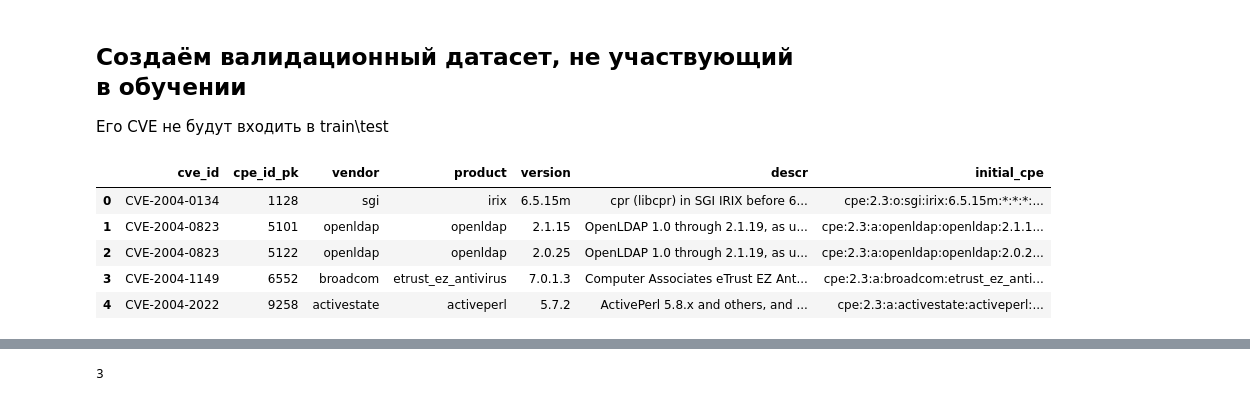
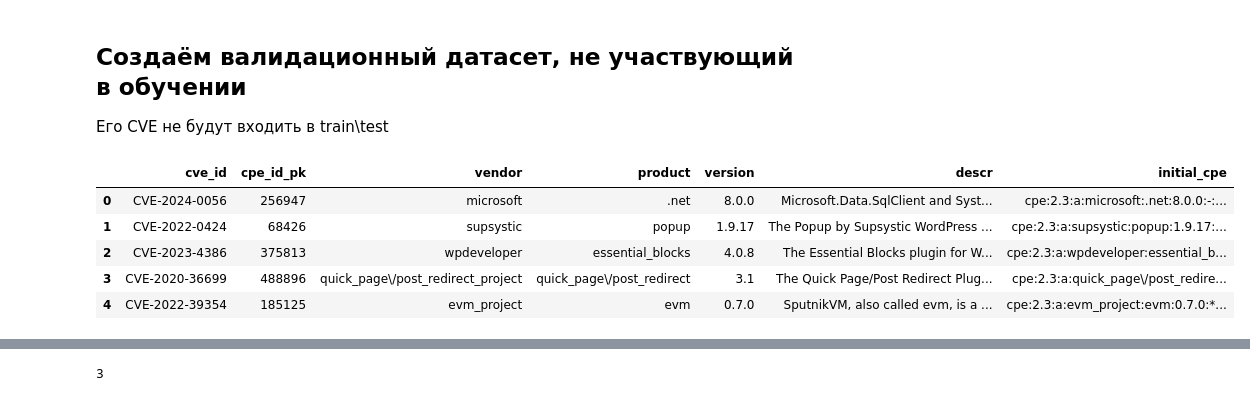
Before and after one commit to levshun/vulns_scanner, a Jupyter notebook: mikhail_code/notebooks/eda_versions.ipynb, the cells around one changed output, grey strips where cells are left out. Cells and saved outputs as stored; diff of their text form; code cells hidden in the pictures.

```diff
--- a/mikhail_code/notebooks/eda_versions.ipynb
+++ b/mikhail_code/notebooks/eda_versions.ipynb
@@ -1143,28 +1187,29 @@ from collections import Counter
 # %%
 dbname = "vulns_scanner"
 user = 'postgres'
 password = 'postgres'
 host = 'localhost'
 port = '5432'
 
 conn = p2.connect(dbname=dbname, user=user, password=password, host=host, port=port)
 cur = conn.cursor()
 cur.execute('''
 select cve_id, cpe_id_pk, vendor, product, version, descr, initial_cpe
 from cves c inner join descriptions d on c.cve_id_pk=d.cve_id_fk
 inner join cve_cpe_config ccc on c.cve_id_pk=ccc.cve_id_fk inner join cpes cp on ccc.cpe_id_fk=cp.cpe_id_pk
-where descr like '%_._%'
+--where descr like '%_._%'
+order by random()
 limit 100000
 ''')
 colnames = [desc[0] for desc in cur.description]
 tuples = cur.fetchall()
 cur.close()
 df = pd.DataFrame(tuples, columns=colnames)
 df.head()
 # %% [output]
 |  | cve_id | cpe_id_pk | vendor | product | version | descr | initial_cpe |
-| 0 | CVE-2004-0134 | 1128 | sgi | irix | 6.5.15m | cpr (libcpr) in SGI IRIX before 6... | cpe:2.3:o:sgi:irix:6.5.15m:*:*:*:... |
-| 1 | CVE-2004-0823 | 5101 | openldap | openldap | 2.1.15 | OpenLDAP 1.0 through 2.1.19, as u... | cpe:2.3:a:openldap:openldap:2.1.1... |
-| 2 | CVE-2004-0823 | 5122 | openldap | openldap | 2.0.25 | OpenLDAP 1.0 through 2.1.19, as u... | cpe:2.3:a:openldap:openldap:2.0.2... |
-| 3 | CVE-2004-1149 | 6552 | broadcom | etrust_ez_antivirus | 7.0.1.3 | Computer Associates eTrust EZ Ant... | cpe:2.3:a:broadcom:etrust_ez_anti... |
-| 4 | CVE-2004-2022 | 9258 | activestate | activeperl | 5.7.2 | ActivePerl 5.8.x and others, and ... | cpe:2.3:a:activestate:activeperl:... |
+| 0 | CVE-2024-0056 | 256947 | microsoft | .net | 8.0.0 | Microsoft.Data.SqlClient and Syst... | cpe:2.3:a:microsoft:.net:8.0.0:-:... |
+| 1 | CVE-2022-0424 | 68426 | supsystic | popup | 1.9.17 | The Popup by Supsystic WordPress ... | cpe:2.3:a:supsystic:popup:1.9.17:... |
+| 2 | CVE-2023-4386 | 375813 | wpdeveloper | essential_blocks | 4.0.8 | The Essential Blocks plugin for W... | cpe:2.3:a:wpdeveloper:essential_b... |
+| 3 | CVE-2020-36699 | 488896 | quick_page\/post_redirect_project | quick_page\/post_redirect | 3.1 | The Quick Page/Post Redirect Plug... | cpe:2.3:a:quick_page\/post_redire... |
+| 4 | CVE-2022-39354 | 185125 | evm_project | evm | 0.7.0 | SputnikVM, also called evm, is a ... | cpe:2.3:a:evm_project:evm:0.7.0:*... |
```
Also changed, not shown: parts of 29 cells of this notebook, 4 other files.
